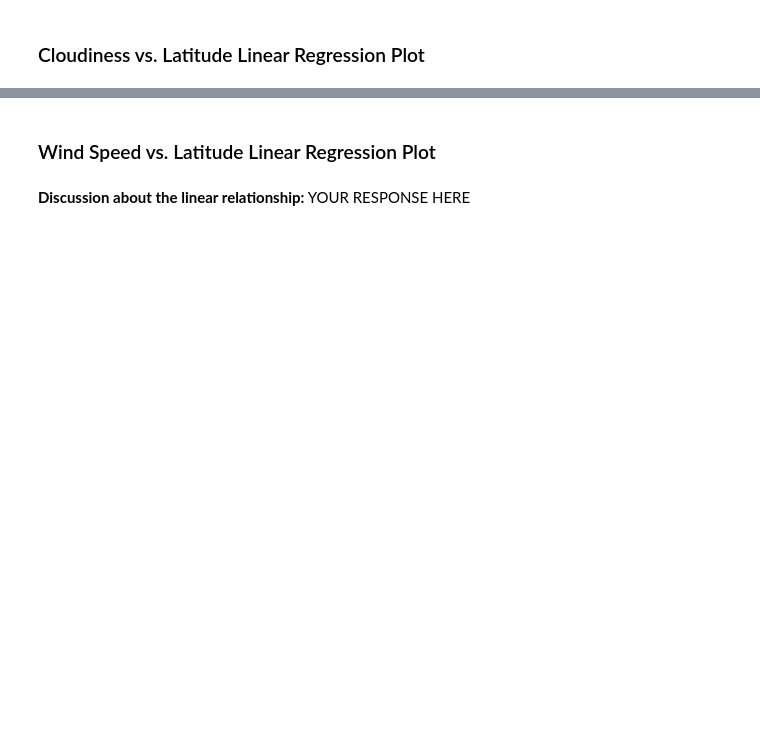
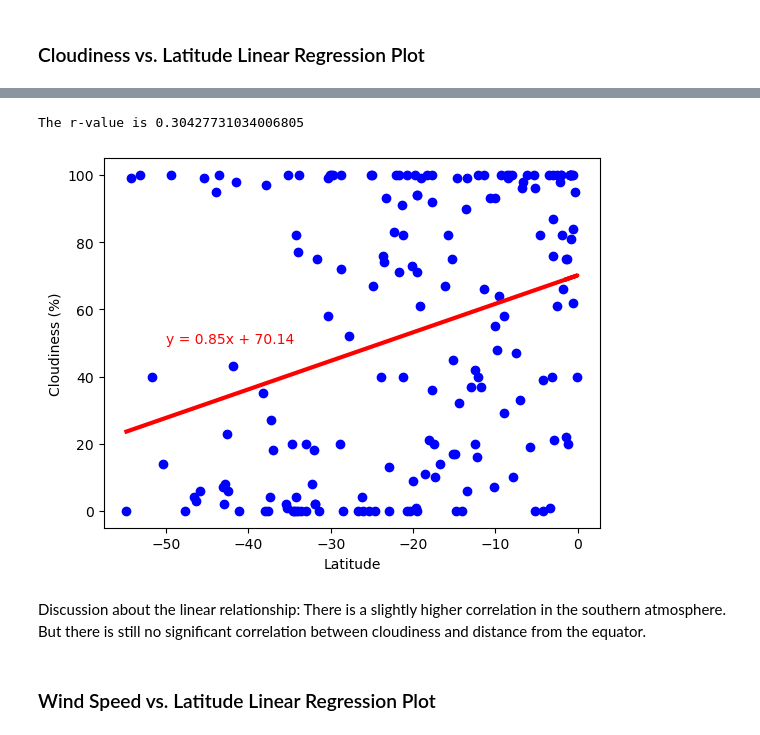
Before and after one commit to RaeAnnG/python-api-challenge, a Jupyter notebook: starter_code/WeatherPy.RG.ipynb, the cells around one changed output, grey strips where cells are left out. Saved outputs shown, nothing was run; the diff lists cells and outputs as text; code cells hidden in the pictures; blank space fills up the shorter version.

```diff
--- a/starter_code/WeatherPy.RG.ipynb
+++ b/starter_code/WeatherPy.RG.ipynb
@@ -387,2 +399,14 @@ Latitude vs Temperature - As expected, the farther away from the equator we trav
+# %%
+# Southern Hemisphere
+x_plot = southern_hemi_df["Lat"]
+y_plot = southern_hemi_df["Cloudiness"]
+linearRegression(x_plot, y_plot, -50, 50, "Cloudiness (%)")
+plt.savefig("output_data/Fig7.png",dpi=300, bbox_inches = "tight")
+# %% [output]
+The r-value is 0.30427731034006805
+[figure, added]
+# %% [markdown]
+Discussion about the linear relationship:
+There is a slightly higher correlation in the southern atmosphere.  But there is still no significant correlation between cloudiness and distance from the equator.
 # %% [markdown]
 ### Wind Speed vs. Latitude Linear Regression Plot
@@ -395,2 +412,0 @@ Latitude vs Temperature - As expected, the farther away from the equator we trav
-# %% [markdown]
-**Discussion about the linear relationship:** YOUR RESPONSE HERE
```
Also changed, not shown: parts of 18 cells of this notebook, 2 other files.
